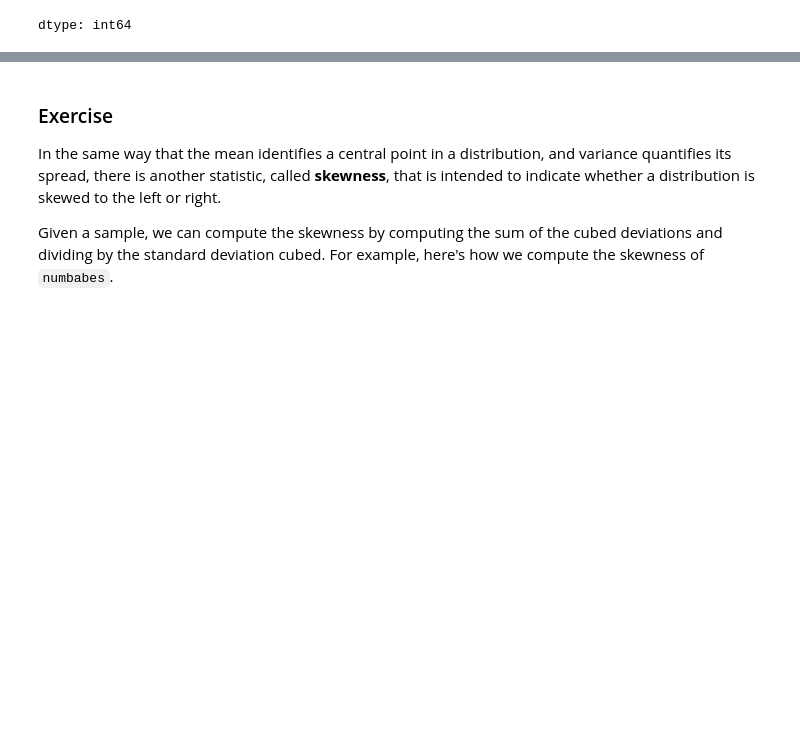
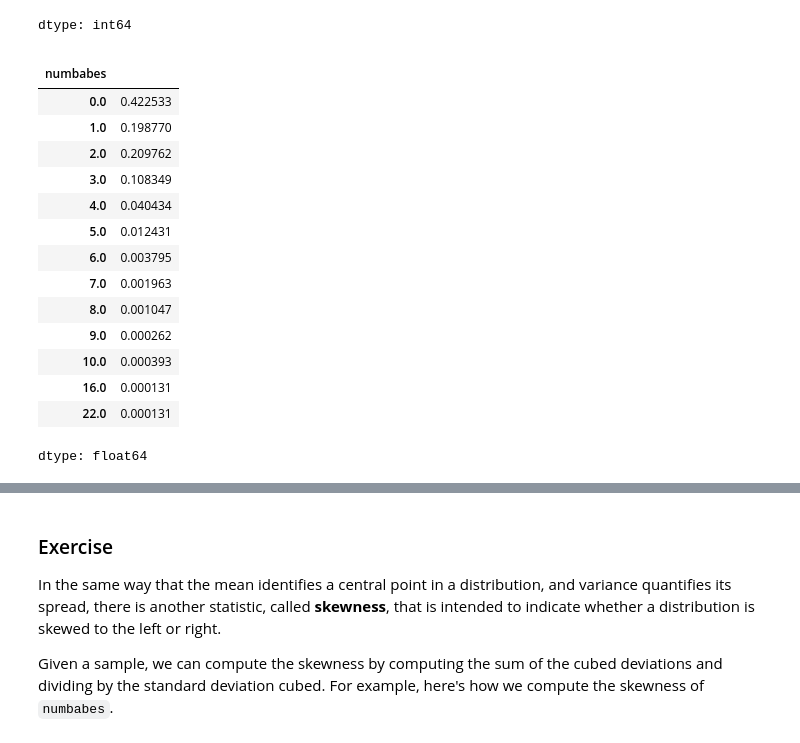
Before and after one commit to tomedds/think_stats_colab, a Jupyter notebook: nb/chap03.ipynb, the cells around one changed output, grey strips where cells are left out. Drawn from its saved outputs; the diff is of its cells as text; code cells hidden in the pictures; blank space fills up the shorter version.

```diff
--- a/nb/chap03.ipynb
+++ b/nb/chap03.ipynb
@@ -531,5 +531,26 @@ numbabes2
 dtype: int64
 # %%
 # Solution goes here
-pmf = Pmf(numbabes2)
+#pmf1 = Pmf.from_seq(numbabes2)
+#pmf = numbabes2/len(numbabes2)
+
+pmf1 = Pmf.from_seq(resp["numbabes"].replace(97, np.nan))
+pmf1
+# %% [output]
+|  |  |
+| numbabes |  |
+| 0.0 | 0.422533 |
+| 1.0 | 0.198770 |
+| 2.0 | 0.209762 |
+| 3.0 | 0.108349 |
+| 4.0 | 0.040434 |
+| 5.0 | 0.012431 |
+| 6.0 | 0.003795 |
+| 7.0 | 0.001963 |
+| 8.0 | 0.001047 |
+| 9.0 | 0.000262 |
+| 10.0 | 0.000393 |
+| 16.0 | 0.000131 |
+| 22.0 | 0.000131 |
+dtype: float64
 # %%
```
Also changed, not shown: parts of 4 cells of this notebook.
